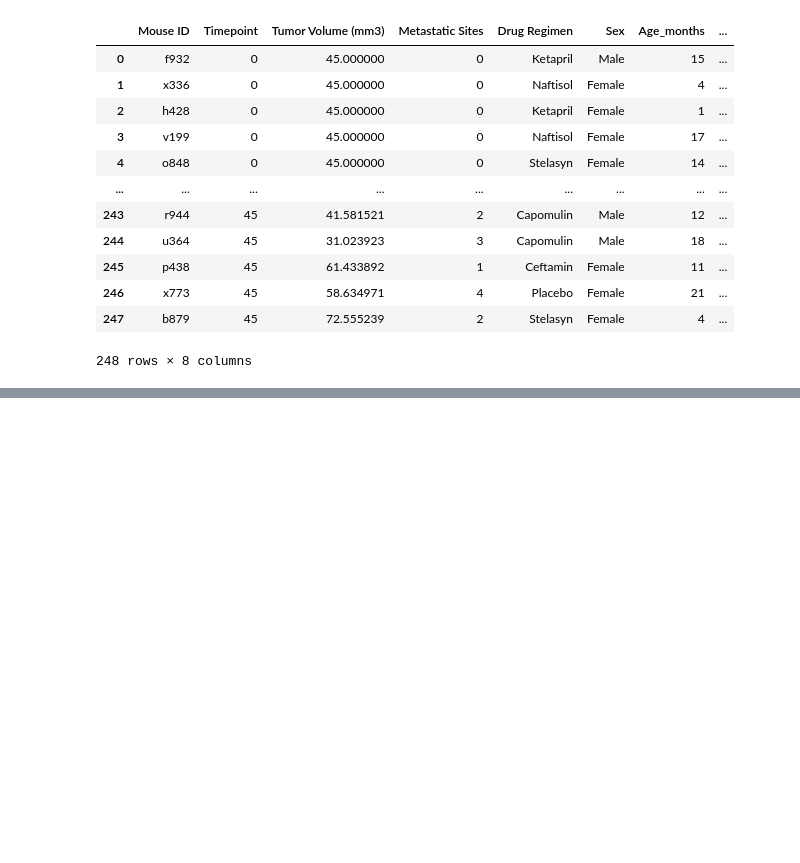
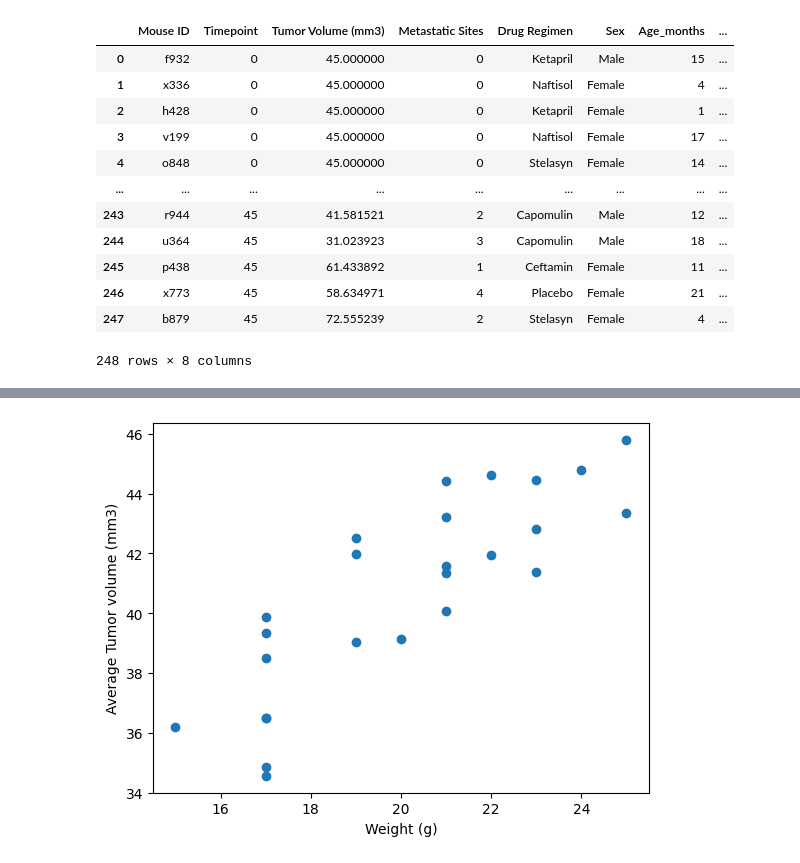
Before and after one commit to AshleyJubilee/matplotlib-challenge, a Jupyter notebook: pymaceuticals.ipynb, the cells around one changed output, grey strips where cells are left out. Saved outputs shown, nothing was run; the diff lists cells and outputs as text; code cells hidden in the pictures; blank space fills up the shorter version.

```diff
--- a/pymaceuticals.ipynb
+++ b/pymaceuticals.ipynb
@@ -167,0 +219,14 @@ lastTimeClean
+# %%
+# Filter Capomulin mice, then create groups on weight and tumor volume
+# Since weight is static, mean is used to properly reduce group
+capoData = cleanedData.loc[cleanedData["Drug Regimen"] == "Capomulin"]
+
+xScatter = capoData.groupby("Mouse ID")["Weight (g)"].mean()
+yScatter = capoData.groupby("Mouse ID")["Tumor Volume (mm3)"].mean()
+
+plt.scatter(xScatter, yScatter)
+plt.xlabel("Weight (g)")
+plt.ylabel("Average Tumor volume (mm3)")
+plt.show()
+# %% [output]
+[figure, added]
```
Also changed, not shown: parts of 6 cells of this notebook.
